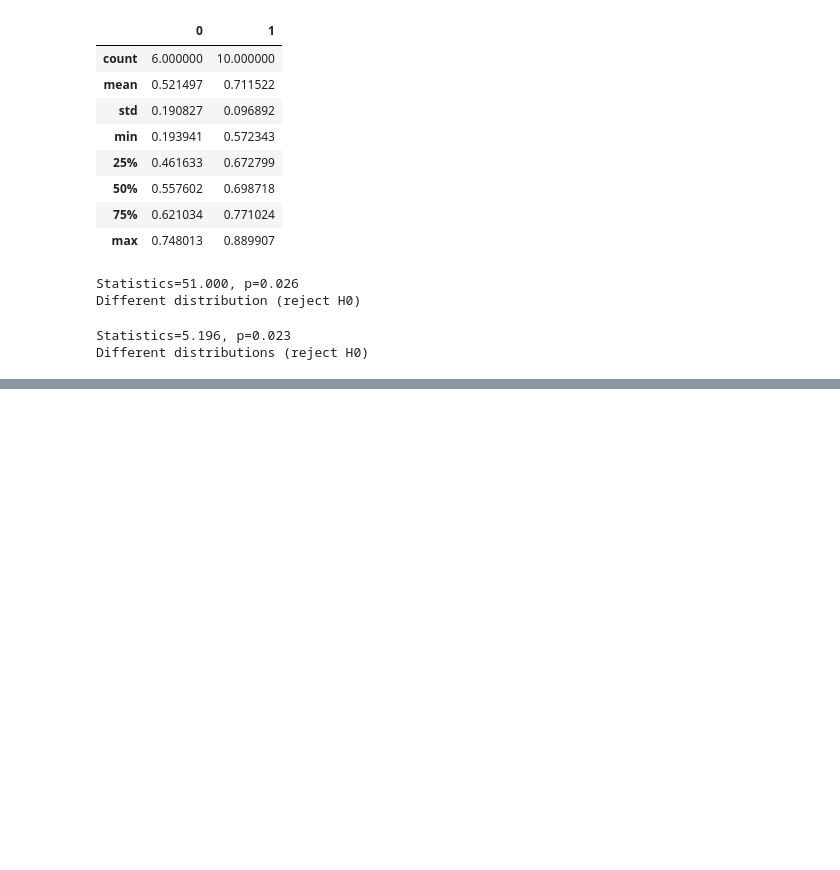
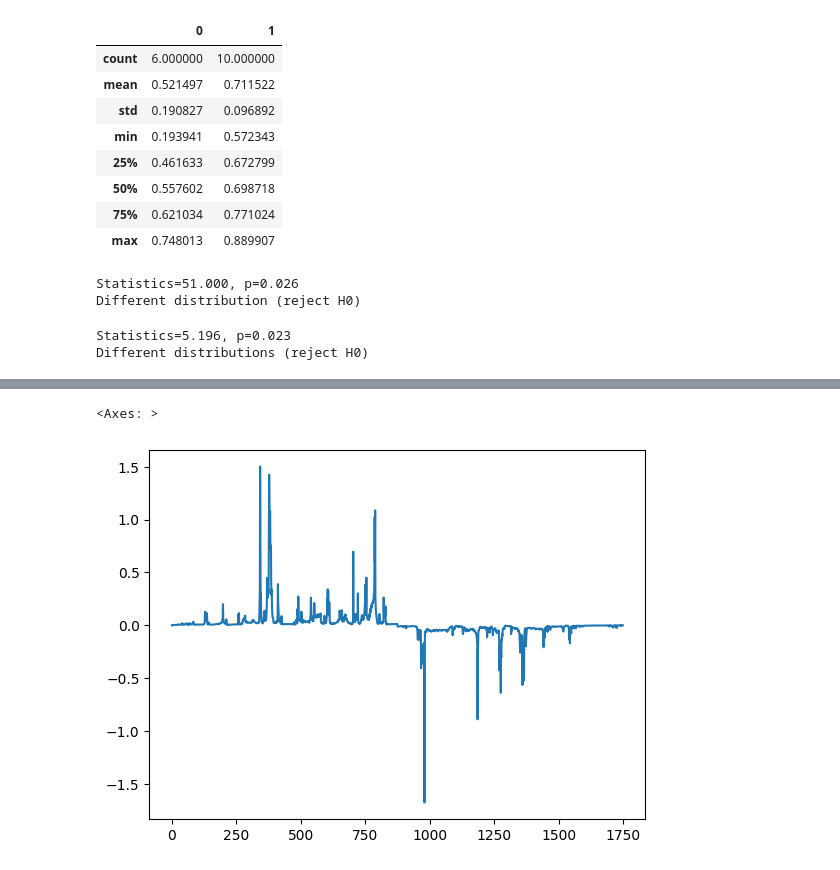
Before and after one commit to vn322/Sport-University, a Jupyter notebook: combat/kata1.ipynb, the cells around one changed output, grey strips where cells are left out. Saved outputs shown, nothing was run; the diff lists cells and outputs as text; code cells hidden in the pictures; blank space fills up the shorter version.

```diff
--- a/combat/kata1.ipynb
+++ b/combat/kata1.ipynb
@@ -1172,0 +1192,5 @@ Different distributions (reject H0)
+# %%
+fftfreq(1749,k_3['X-angle']).plot()
+# %% [output]
+<Axes: >
+[figure, added]
```
Also changed, not shown: parts of 17 cells of this notebook.
